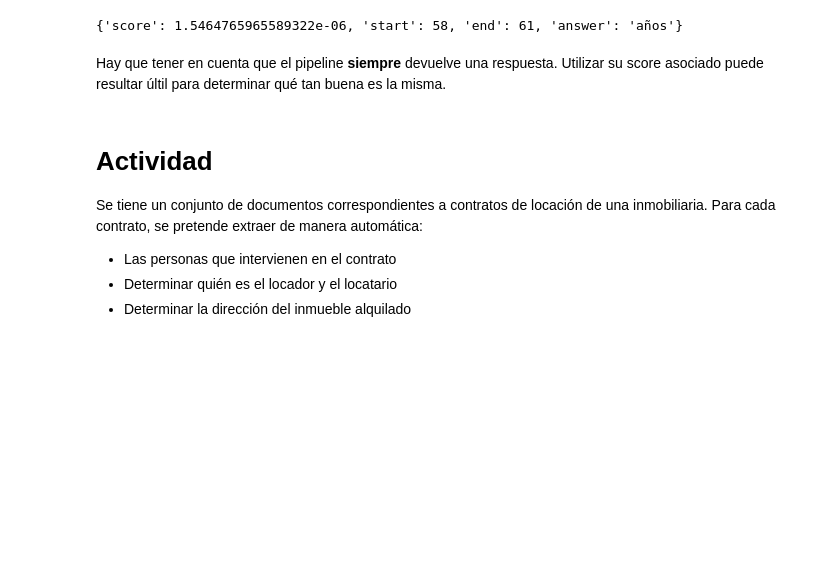
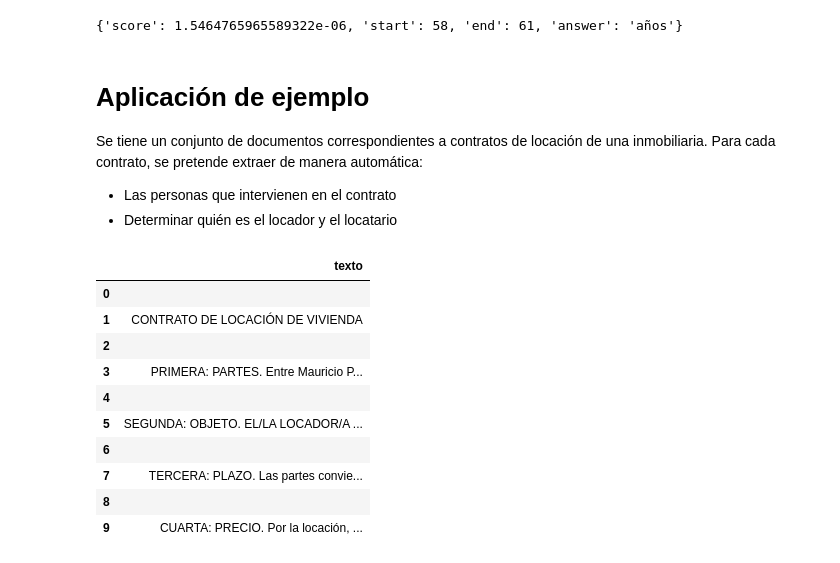
Before and after one commit to fvillena/dcc-ia-nlp, a Jupyter notebook: 8-transformers.ipynb, the cells around one changed output. Saved outputs shown, nothing was run; the diff lists cells and outputs as text; code cells hidden in the pictures; blank space fills up the shorter version.

```diff
--- a/8-transformers.ipynb
+++ b/8-transformers.ipynb
@@ -112,11 +120,8 @@ respuesta = nlp_qa({'question': question, 'context': texto})
 print(respuesta)
 # %% [output]
 {'score': 1.5464765965589322e-06, 'start': 58, 'end': 61, 'answer': 'años'}
-# %% [markdown]
-Hay que tener en cuenta que el pipeline **siempre** devuelve una respuesta. Utilizar su score asociado puede resultar últil para determinar qué tan buena es la misma.
 # %% [markdown]
-# Actividad
+# Aplicación de ejemplo
 Se tiene un conjunto de documentos correspondientes a contratos de locación de una inmobiliaria. Para cada contrato, se pretende extraer de manera automática:
 * Las personas que intervienen en el contrato
 * Determinar quién es el locador y el locatario
-* Determinar la dirección del inmueble alquilado
@@ -122,0 +242,17 @@ Se tiene un conjunto de documentos correspondientes a contratos de locación de
+# %%
+# Dividimos el texto en párrafos
+parrafos = contrato2.split('\n')
+df = pd.DataFrame(data=parrafos, columns=['texto'])
+df.head(10)
+# %% [output]
+|  | texto |
+| 0 |  |
+| 1 | CONTRATO DE LOCACIÓN DE VIVIENDA |
+| 2 |  |
+| 3 | PRIMERA: PARTES. Entre Mauricio P... |
+| 4 |  |
+| 5 | SEGUNDA: OBJETO. EL/LA LOCADOR/A ... |
+| 6 |  |
+| 7 | TERCERA: PLAZO. Las partes convie... |
+| 8 |  |
+| 9 | CUARTA: PRECIO. Por la locación, ... |
```
Also changed, not shown: parts of 11 cells of this notebook.
